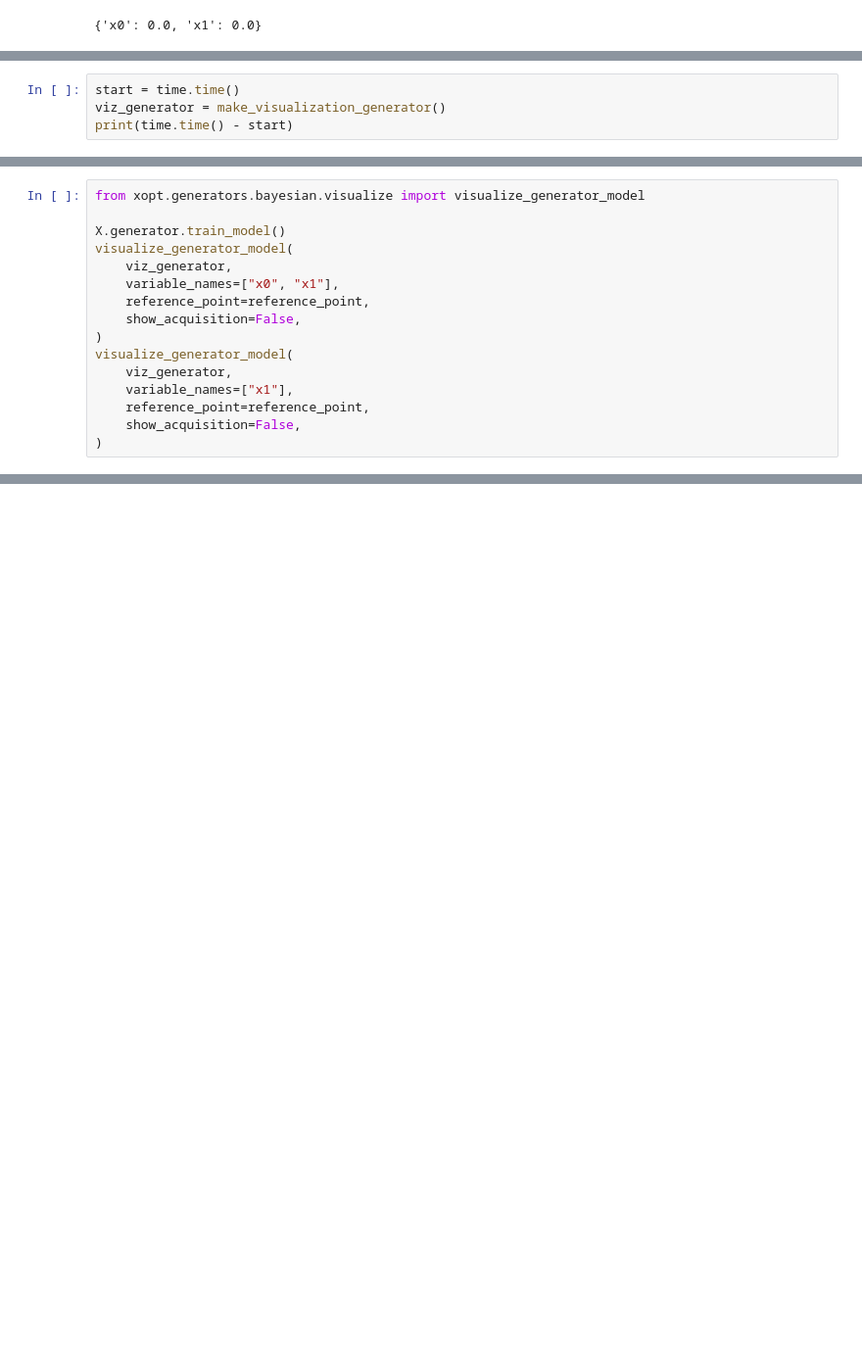
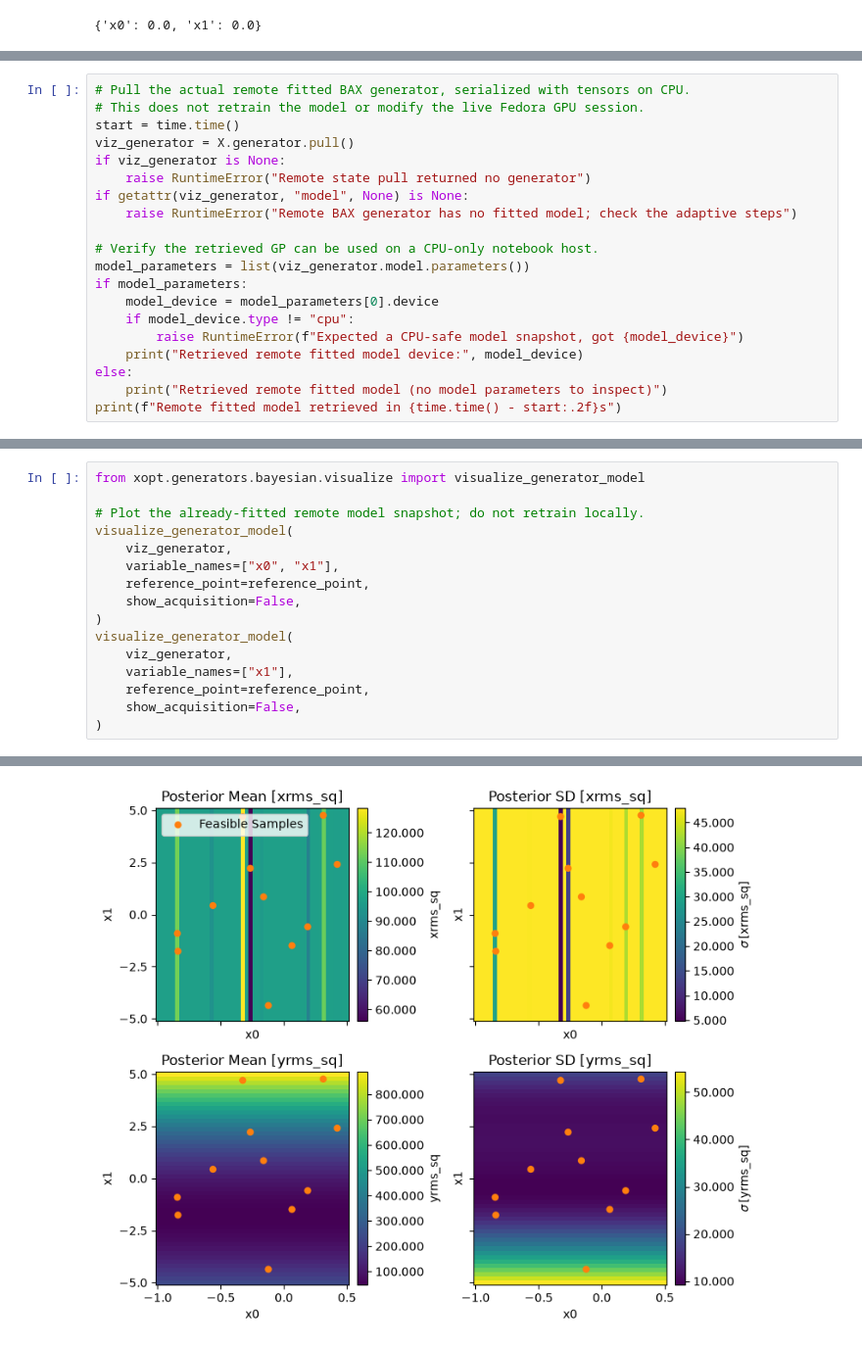
Before and after one commit to ernestow/bax_algorithms, a Jupyter notebook: examples/http_generator_emittance_gpu.ipynb, the cells around one changed output, grey strips where cells are left out. Shown at 98% size. Drawn from its saved outputs; the diff is of its cells as text; blank space fills up the shorter version.

```diff
--- a/examples/http_generator_emittance_gpu.ipynb
+++ b/examples/http_generator_emittance_gpu.ipynb
@@ -570,4 +578,20 @@ Now that the optimization collected more measurements, fit a **new local diagnos
 # %%
+# Pull the actual remote fitted BAX generator, serialized with tensors on CPU.
+# This does not retrain the model or modify the live Fedora GPU session.
 start = time.time()
-viz_generator = make_visualization_generator()
-print(time.time() - start)
+viz_generator = X.generator.pull()
+if viz_generator is None:
+    raise RuntimeError("Remote state pull returned no generator")
+if getattr(viz_generator, "model", None) is None:
+    raise RuntimeError("Remote BAX generator has no fitted model; check the adaptive steps")
+
+# Verify the retrieved GP can be used on a CPU-only notebook host.
+model_parameters = list(viz_generator.model.parameters())
+if model_parameters:
+    model_device = model_parameters[0].device
+    if model_device.type != "cpu":
+        raise RuntimeError(f"Expected a CPU-safe model snapshot, got {model_device}")
+    print("Retrieved remote fitted model device:", model_device)
+else:
+    print("Retrieved remote fitted model (no model parameters to inspect)")
+print(f"Remote fitted model retrieved in {time.time() - start:.2f}s")
@@ -578,7 +605,7 @@ These plots use the **local diagnostic model** (`viz_generator`) fitted in the p
 # %%
 from xopt.generators.bayesian.visualize import visualize_generator_model
 
-X.generator.train_model()
+# Plot the already-fitted remote model snapshot; do not retrain locally.
 visualize_generator_model(
     viz_generator,
     variable_names=["x0", "x1"],
@@ -591,3 +618,4 @@ visualize_generator_model(
     reference_point=reference_point,
     show_acquisition=False,
 )
+# %% [output]
@@ -593,0 +629 @@ visualize_generator_model(
+[figure, added]
```
Also changed, not shown: parts of 25 cells of this notebook.
